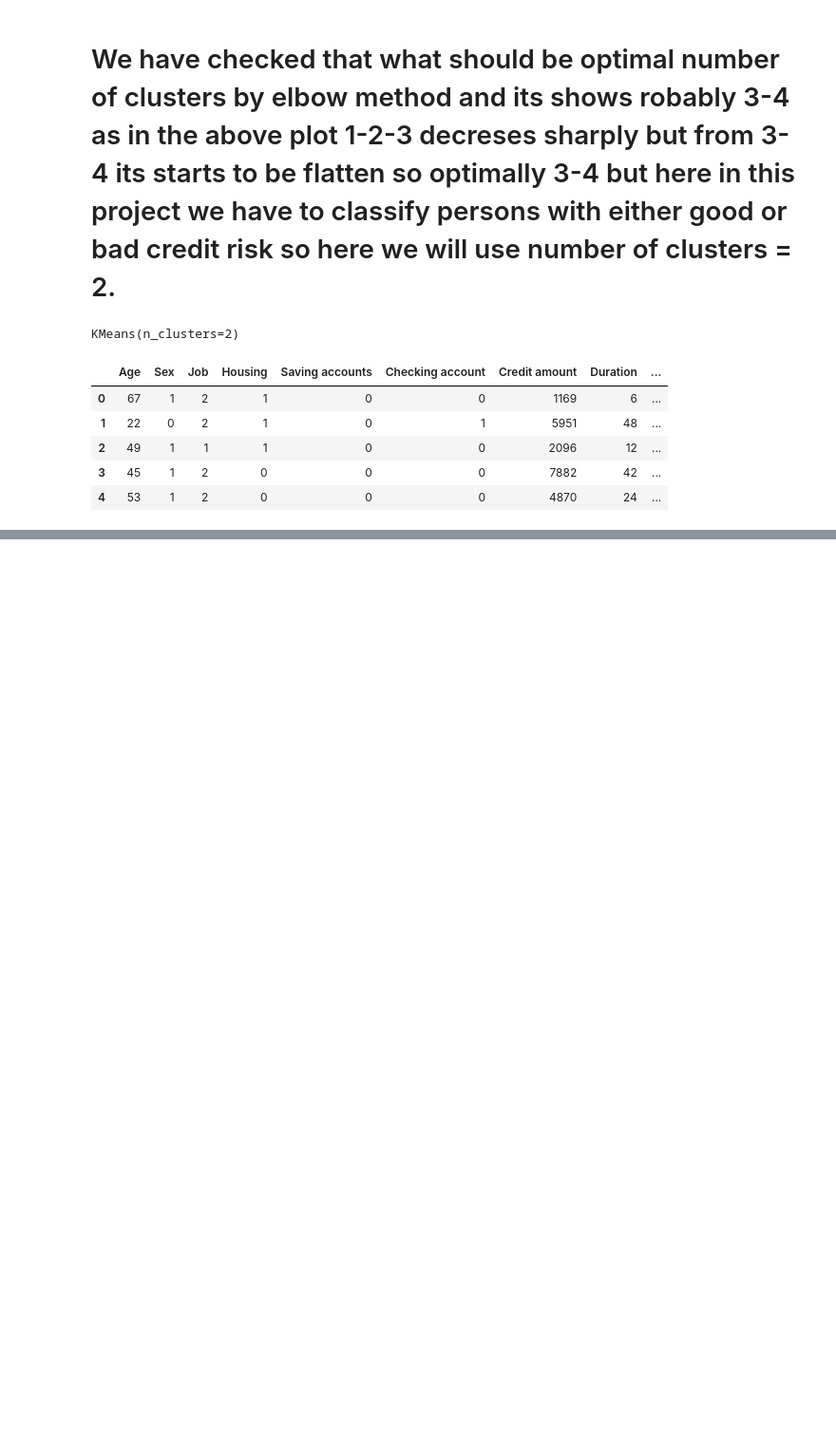
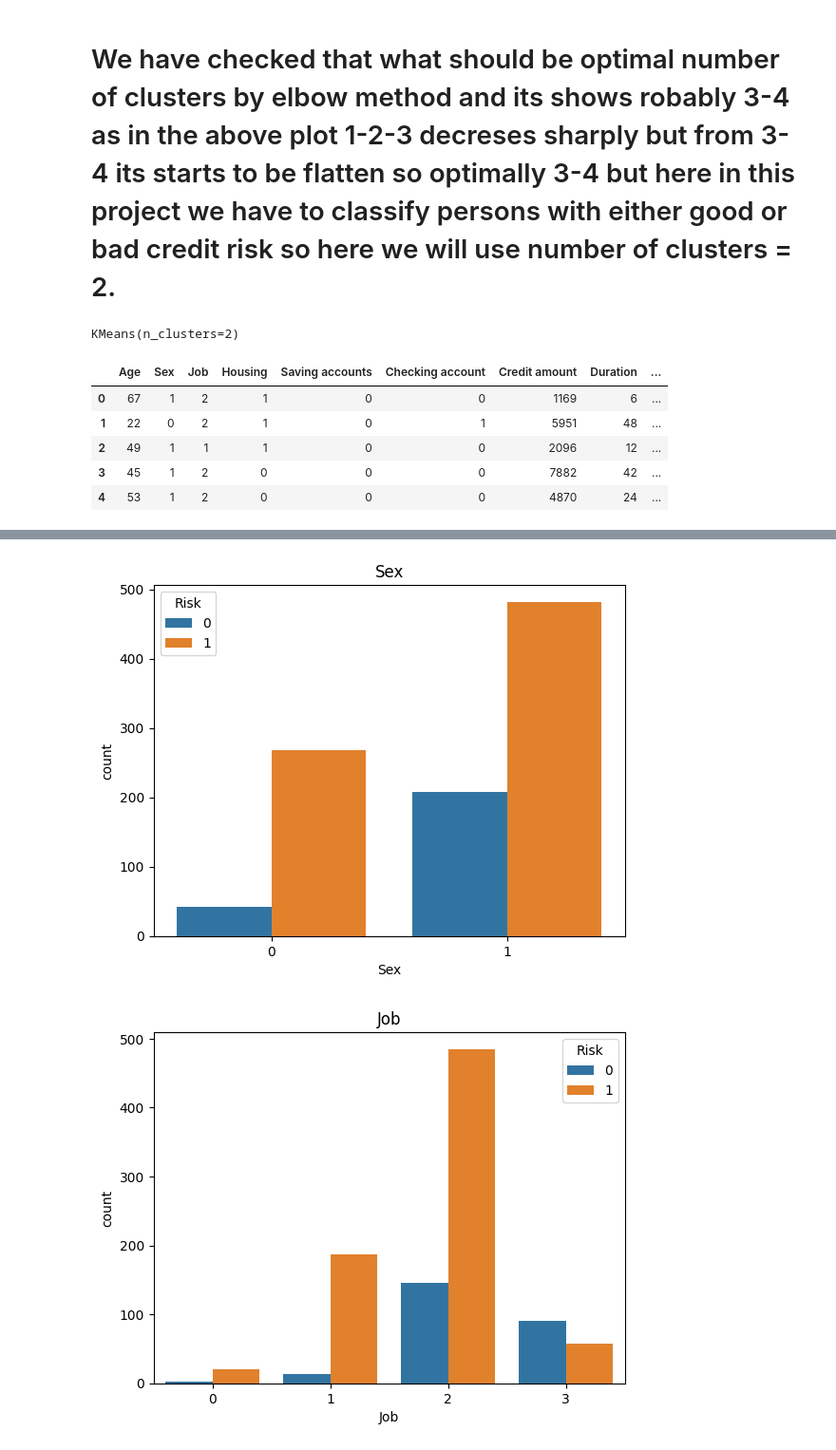
Before and after one commit to Prrriiitam/Loan_Credit_Risk, a Jupyter notebook: Credit_Risk.ipynb, the cells around one changed output, grey strips where cells are left out. Shown at 95% size. Saved outputs shown, nothing was run; the diff lists cells and outputs as text; code cells hidden in the pictures; blank space fills up the shorter version.

```diff
--- a/Credit_Risk.ipynb
+++ b/Credit_Risk.ipynb
@@ -258,0 +263,14 @@ KMeans assigns cluster numbers arbitrarily — so 0 doesn't always mean "good",
+# %%
+cols_list = ["Age", "Sex", "Job","Housing","Saving accounts", "Checking account", "Credit amount", "Duration", "Purpose", "Risk"]
+col_list = ["Sex", "Job","Housing","Saving accounts", "Checking account", "Purpose", "Risk"]
+
+data = df_clustered.loc[:, col_list] #creates a new DataFrame
+for i in col_list:
+    plt.figure()
+    sns.countplot(x = i, data = data, hue="Risk")
+    plt.title(i)
+
+# Use hue="Risk", which means the count plot will show the distribution of the "Risk" column (likely binary, with values like 0 or 1) within each category of the column i. This helps visualize how the risk labels are distributed for each category.
+# %% [output]
+[figure, added]
+[figure, added]
```
Also changed, not shown: parts of 17 cells of this notebook.
